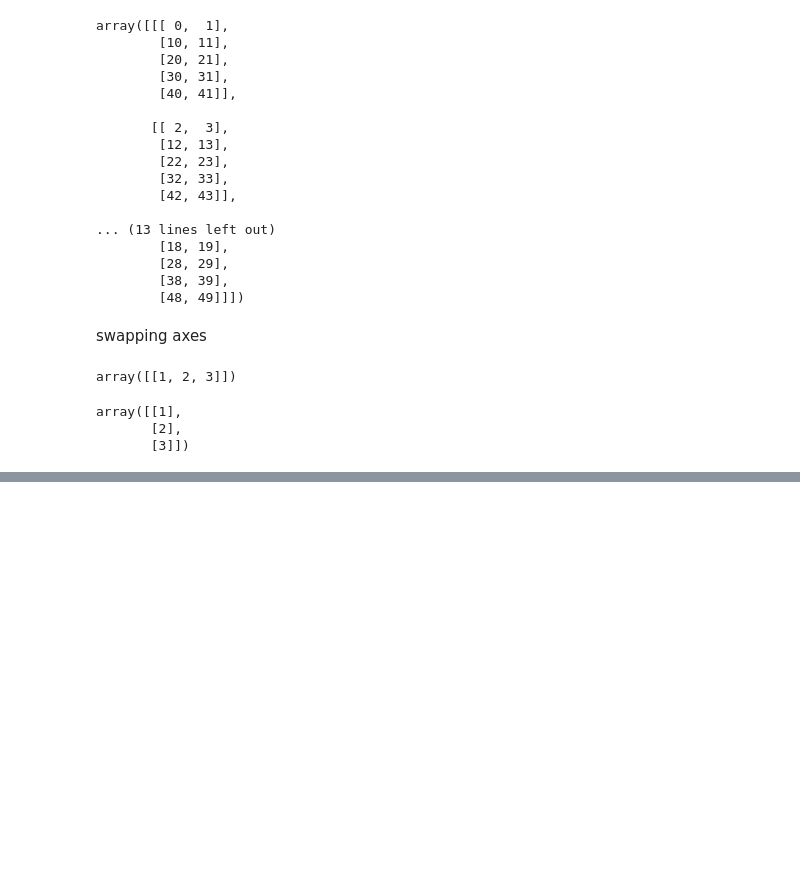
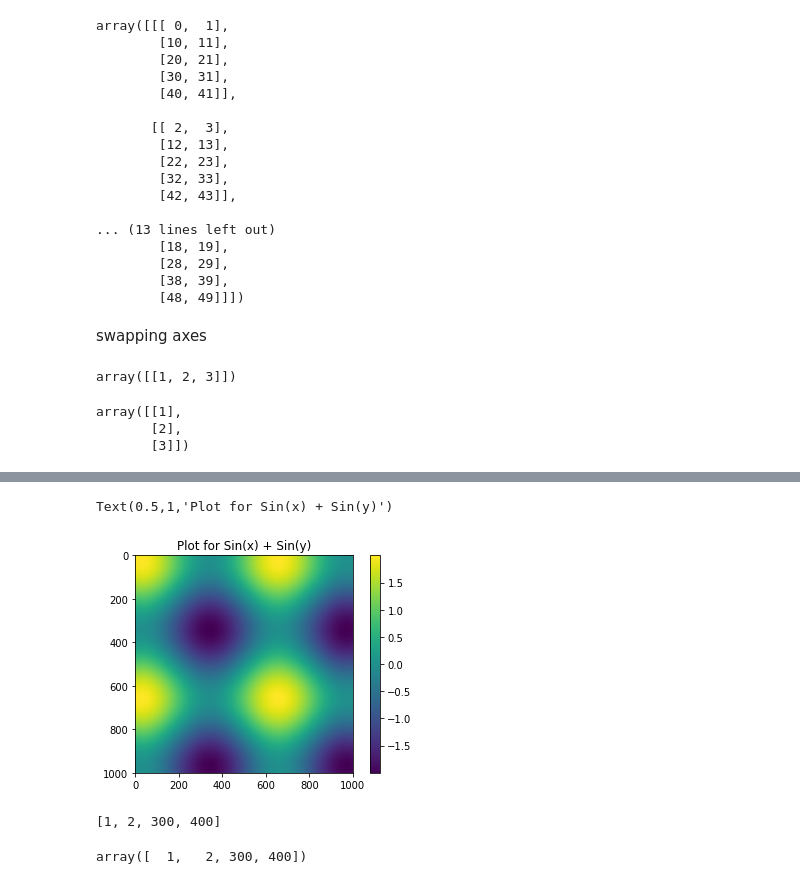
Before and after one commit to amohan14/PythonForDataScience, a Jupyter notebook: NumPy.ipynb, the cells around one changed output, grey strips where cells are left out. Cells and saved outputs as stored; diff of their text form; code cells hidden in the pictures; blank space fills up the shorter version.

Commit message:
ufuncs array processing

```diff
--- a/NumPy.ipynb
+++ b/NumPy.ipynb
@@ -410,0 +524,8 @@ array([[1, 2, 3]])
+# %%
+plt.imshow(z)
+plt.colorbar()
+
+plt.title('Plot for Sin(x) + Sin(y)')
+# %% [output]
+Text(0.5,1,'Plot for Sin(x) + Sin(y)')
+[figure, added]
@@ -410,0 +540,7 @@ array([[1, 2, 3]])
+# %%
+#Using above for list comprehension : if condition is "True" C value else D value
+answer = [C_val if cond else D_val for C_val,D_val,cond in zip(C,D,condition)]
+#zip is used for entering multtiple array
+answer
+# %% [output]
+[1, 2, 300, 400]
@@ -410,0 +550,4 @@ array([[1, 2, 3]])
+# %%
+answer1
+# %% [output]
+array([  1,   2, 300, 400])
```
Also changed, not shown: parts of 56 cells of this notebook.
